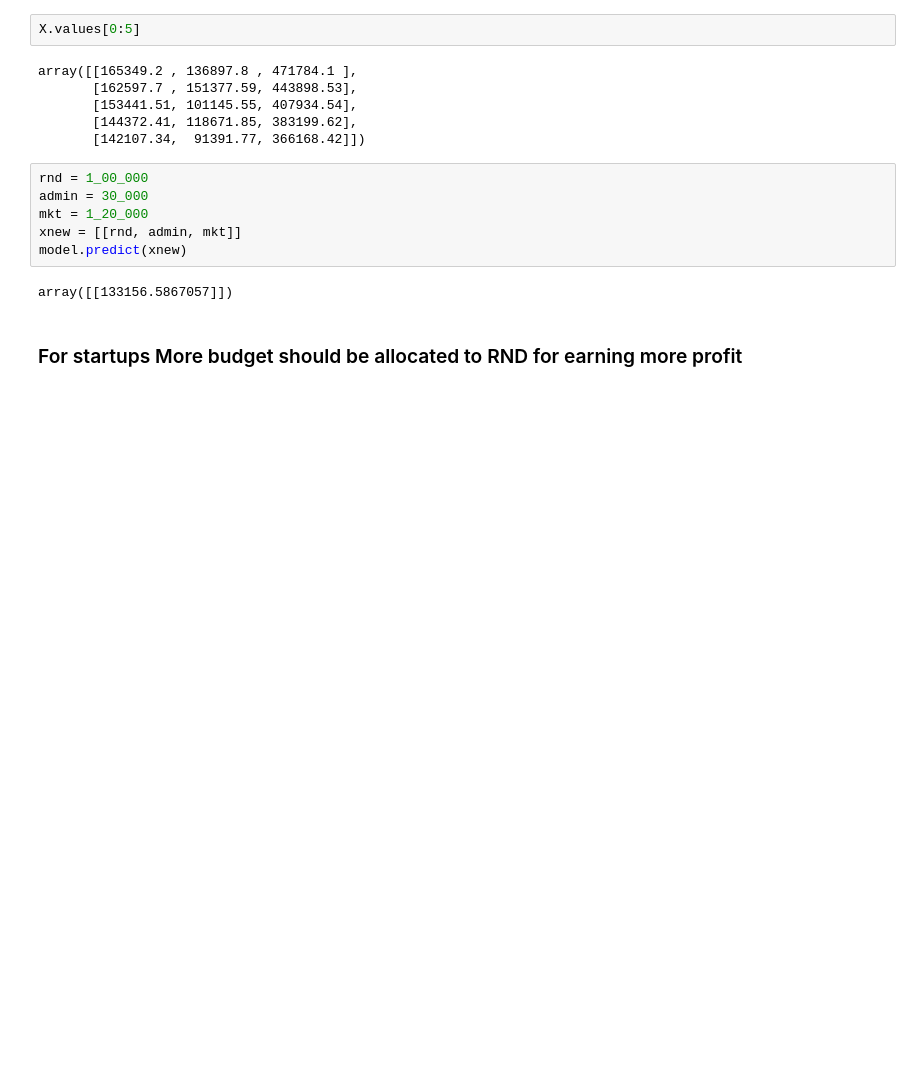
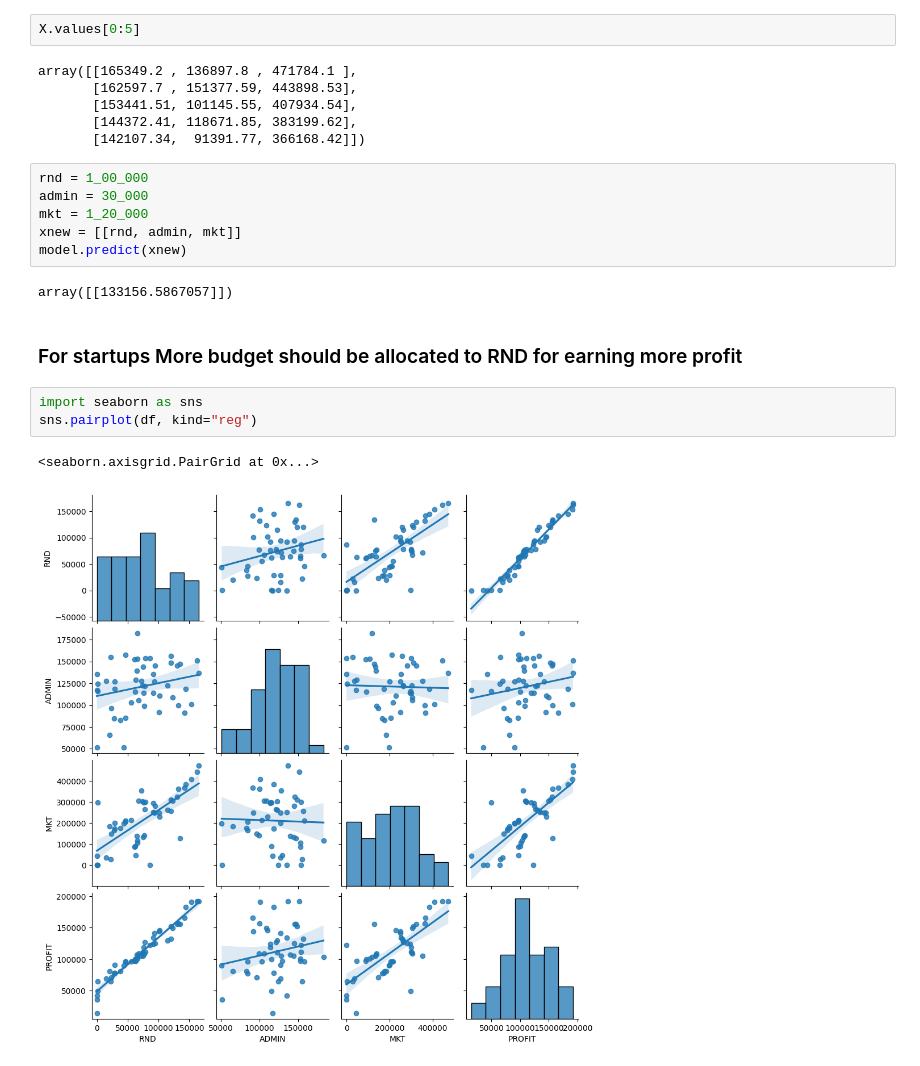
Before and after one commit to utkarshg1/ML-Ravet-5-7-Tue-Wed, a Jupyter notebook: 2 Multiple Linear Regression/MLR.ipynb, the cells around one changed output. Saved outputs shown, nothing was run; the diff lists cells and outputs as text; blank space fills up the shorter version.

```diff
--- a/2 Multiple Linear Regression/MLR.ipynb
+++ b/2 Multiple Linear Regression/MLR.ipynb
@@ -188,3 +188,9 @@ model.predict(xnew)
 array([[133156.5867057]])
 # %% [markdown]
 ### For startups More budget should be allocated to RND for earning more profit
+# %%
+import seaborn as sns
+sns.pairplot(df, kind="reg")
+# %% [output]
+<seaborn.axisgrid.PairGrid at 0x...>
+[figure, added]
```
